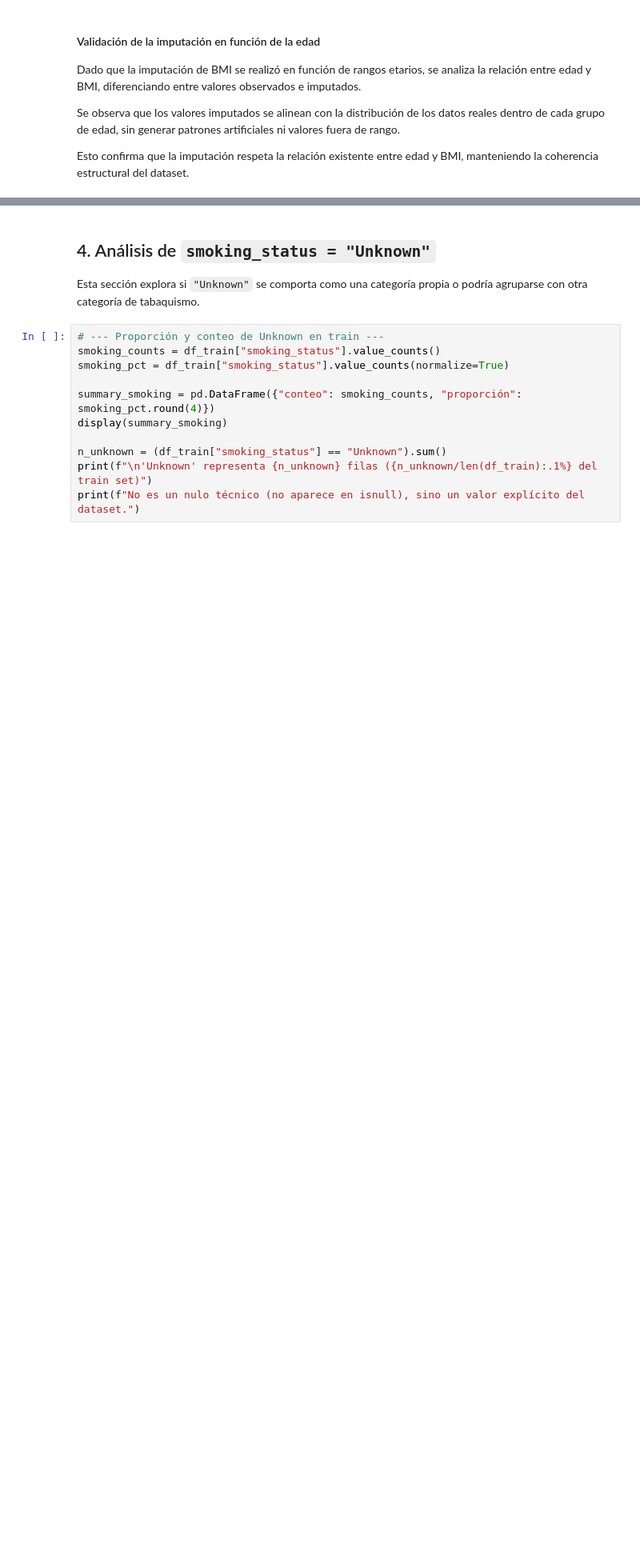
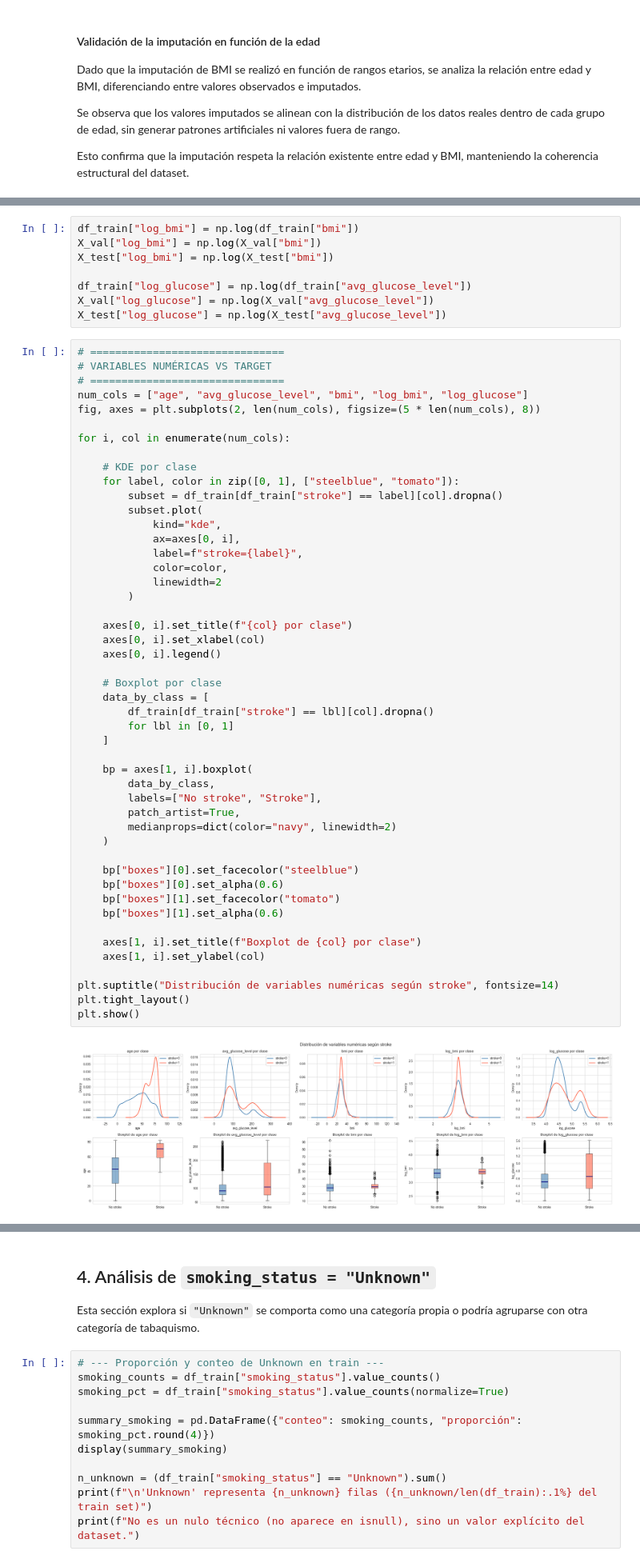
Before and after one commit to Gabriela-Sol/ML, a Jupyter notebook: notebooks/01_data_processing_.ipynb, the cells around one changed output, grey strips where cells are left out. Shown at 80% size. Cells and saved outputs as stored; diff of their text form; blank space fills up the shorter version.

Commit message:
Actualización de data_processing + eliminación modelos

```diff
--- a/notebooks/01_data_processing_.ipynb
+++ b/notebooks/01_data_processing_.ipynb
@@ -1639,0 +1644,58 @@ Esto confirma que la imputación respeta la relación existente entre edad y BMI
+# %%
+df_train["log_bmi"] = np.log(df_train["bmi"])
+X_val["log_bmi"] = np.log(X_val["bmi"])
+X_test["log_bmi"] = np.log(X_test["bmi"])
+
+df_train["log_glucose"] = np.log(df_train["avg_glucose_level"])
+X_val["log_glucose"] = np.log(X_val["avg_glucose_level"])
+X_test["log_glucose"] = np.log(X_test["avg_glucose_level"])
+# %%
+# ===============================
+# VARIABLES NUMÉRICAS VS TARGET
+# ===============================
+num_cols = ["age", "avg_glucose_level", "bmi", "log_bmi", "log_glucose"]
+fig, axes = plt.subplots(2, len(num_cols), figsize=(5 * len(num_cols), 8))
+
+for i, col in enumerate(num_cols):
+
+    # KDE por clase
+    for label, color in zip([0, 1], ["steelblue", "tomato"]):
+        subset = df_train[df_train["stroke"] == label][col].dropna()
+        subset.plot(
+            kind="kde",
+            ax=axes[0, i],
+            label=f"stroke={label}",
+            color=color,
+            linewidth=2
+        )
+
+    axes[0, i].set_title(f"{col} por clase")
+    axes[0, i].set_xlabel(col)
+    axes[0, i].legend()
+
+    # Boxplot por clase
+    data_by_class = [
+        df_train[df_train["stroke"] == lbl][col].dropna()
+        for lbl in [0, 1]
+    ]
+
+    bp = axes[1, i].boxplot(
+        data_by_class,
+        labels=["No stroke", "Stroke"],
+        patch_artist=True,
+        medianprops=dict(color="navy", linewidth=2)
+    )
+
+    bp["boxes"][0].set_facecolor("steelblue")
+    bp["boxes"][0].set_alpha(0.6)
+    bp["boxes"][1].set_facecolor("tomato")
+    bp["boxes"][1].set_alpha(0.6)
+
+    axes[1, i].set_title(f"Boxplot de {col} por clase")
+    axes[1, i].set_ylabel(col)
+
+plt.suptitle("Distribución de variables numéricas según stroke", fontsize=14)
+plt.tight_layout()
+plt.show()
+# %% [output]
+[figure, added]
```
Also changed, not shown: parts of 4 cells of this notebook, 21 other files.
